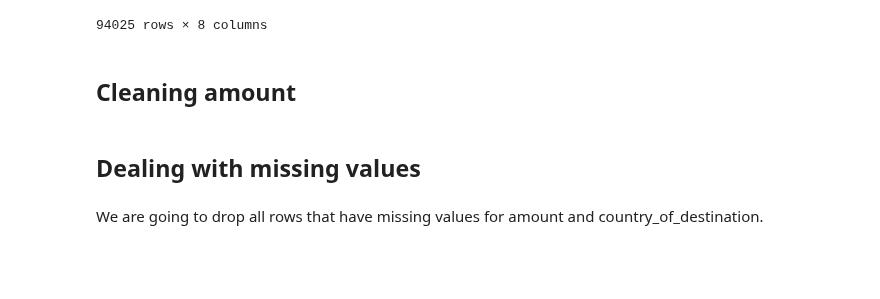
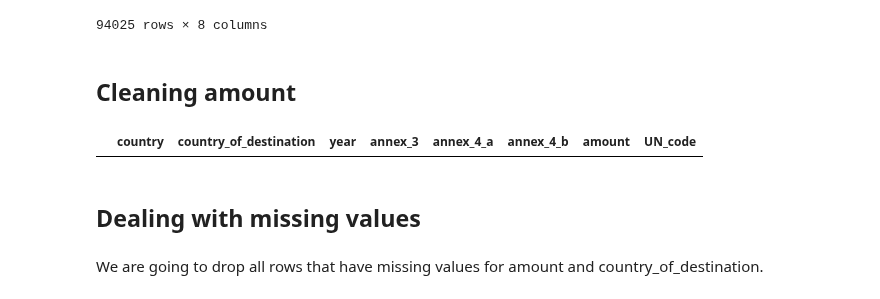
Before and after one commit to jstet/Basel_Convention_Scraper, a Jupyter notebook: data_processing/processing.ipynb, the cells around one changed output. Saved outputs shown, nothing was run; the diff lists cells and outputs as text; code cells hidden in the pictures; blank space fills up the shorter version.

```diff
--- a/data_processing/processing.ipynb
+++ b/data_processing/processing.ipynb
@@ -278,6 +279,10 @@ def func(x):
         return np.nan
 
 df["amount"] = df.apply(lambda x: func(x["amount"]), axis=1)
+# %%
+df[df["country"].isna()]
+# %% [output]
+|  | country | country_of_destination | year | annex_3 | annex_4_a | annex_4_b | amount | UN_code |
 # %% [markdown]
 ## Dealing with missing values
 # %% [markdown]
```
Also changed, not shown: parts of 20 cells of this notebook, 7 other files.
